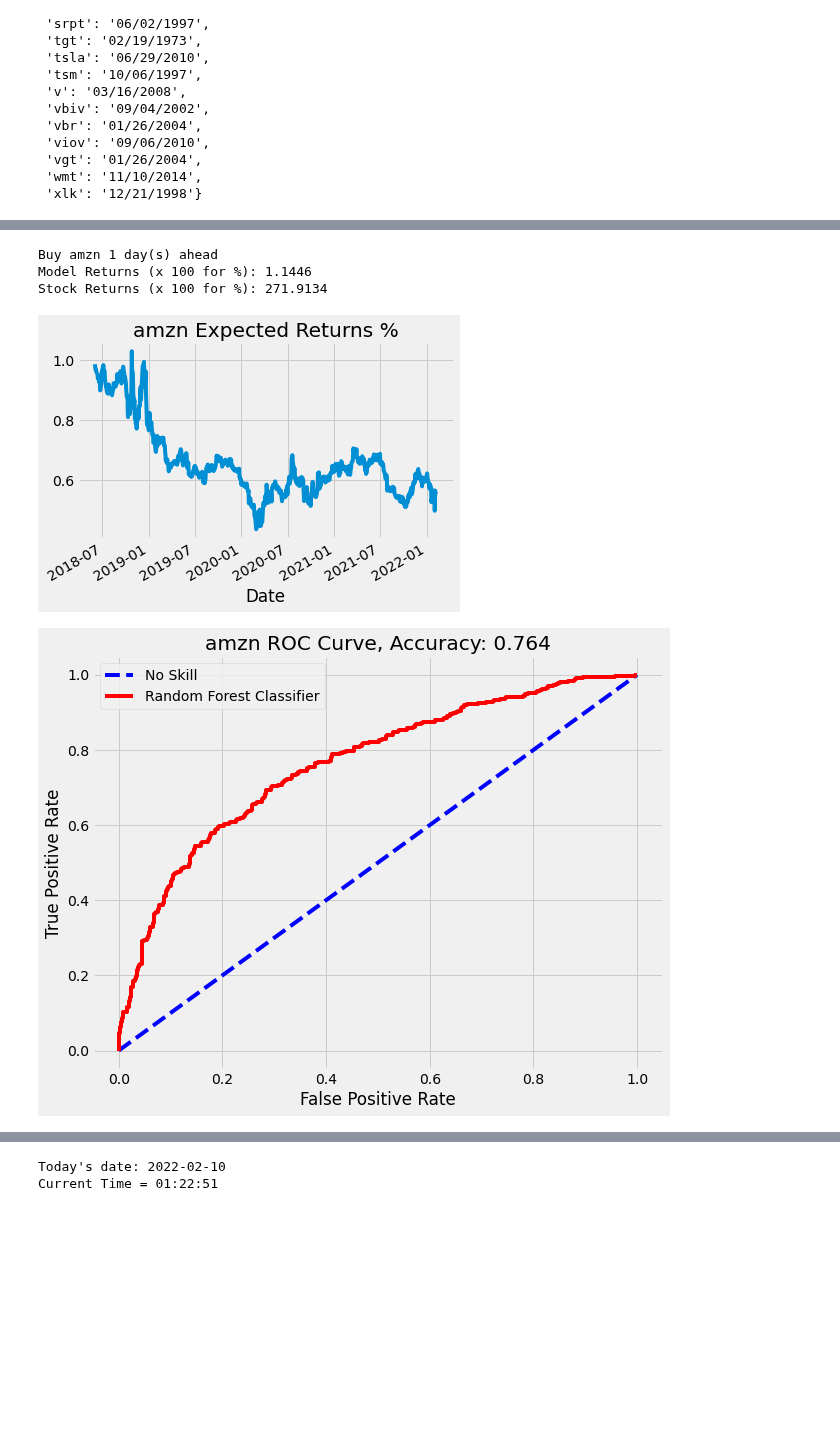
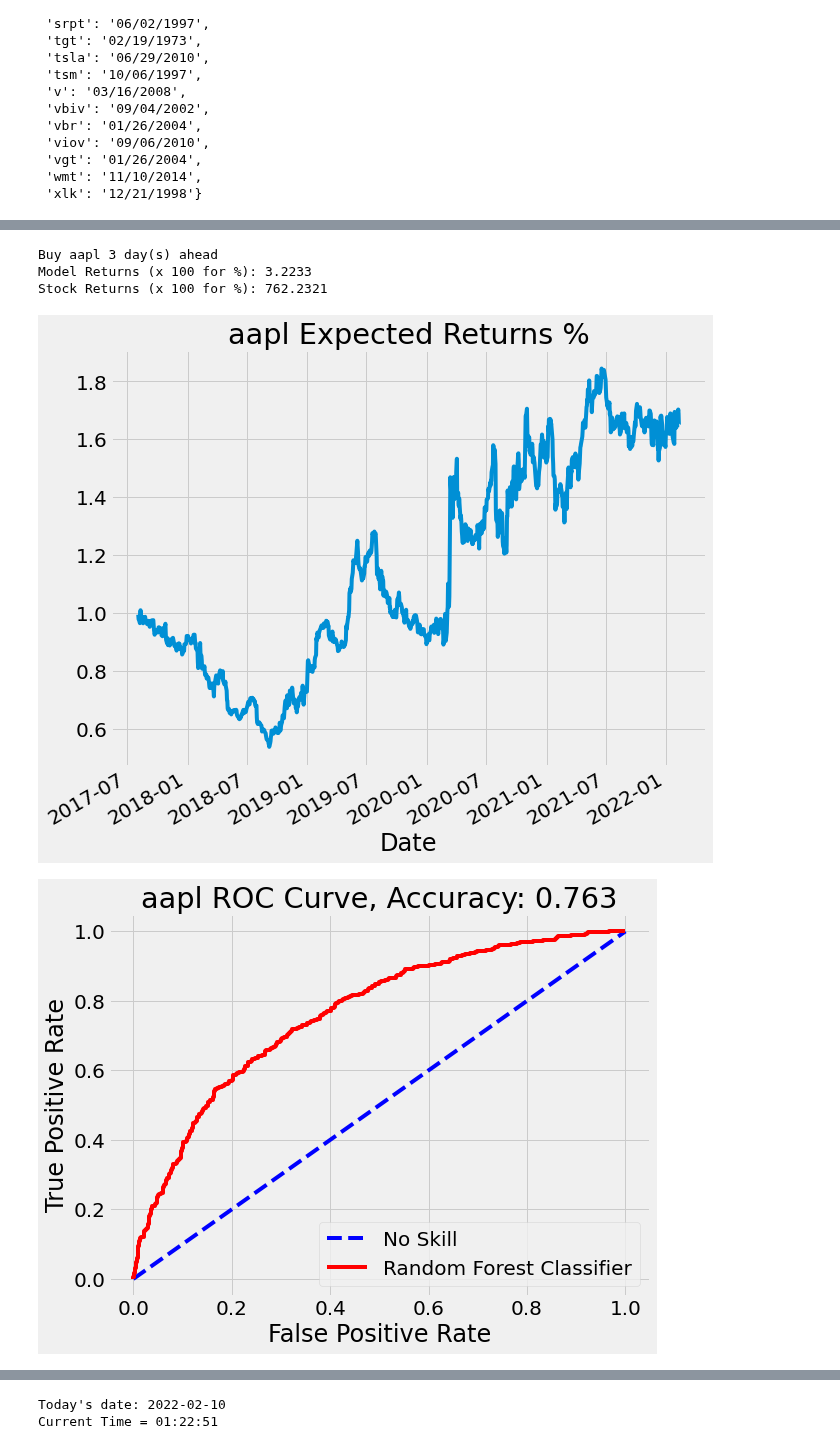
Before and after one commit to yuchild/next_n_day_stock_prediction_simple, a Jupyter notebook: testing.ipynb, the cells around one changed output, grey strips where cells are left out. Cells and saved outputs as stored; diff of their text form; code cells hidden in the pictures; blank space fills up the shorter version.

```diff
--- a/testing.ipynb
+++ b/testing.ipynb
@@ -260,14 +271,14 @@ start_dates3
 # %%
-stock_name = 'amzn'
+stock_name = 'aapl'
 fn.all_func(stock_name
            , start_dates[stock_name]
-           , days_ahead = 1
+           , days_ahead = 3
            , model_name = model_name
            , days_back = 1
           )
 # %% [output]
-Buy amzn 1 day(s) ahead
-Model Returns (x 100 for %): 1.1446
-Stock Returns (x 100 for %): 271.9134
+Buy aapl 3 day(s) ahead
+Model Returns (x 100 for %): 3.2233
+Stock Returns (x 100 for %): 762.2321
-[figure, old version]
+[figure, new version]
-[figure, old version]
+[figure, new version]
```
Also changed, not shown: parts of 4 cells of this notebook, 50 other files.
